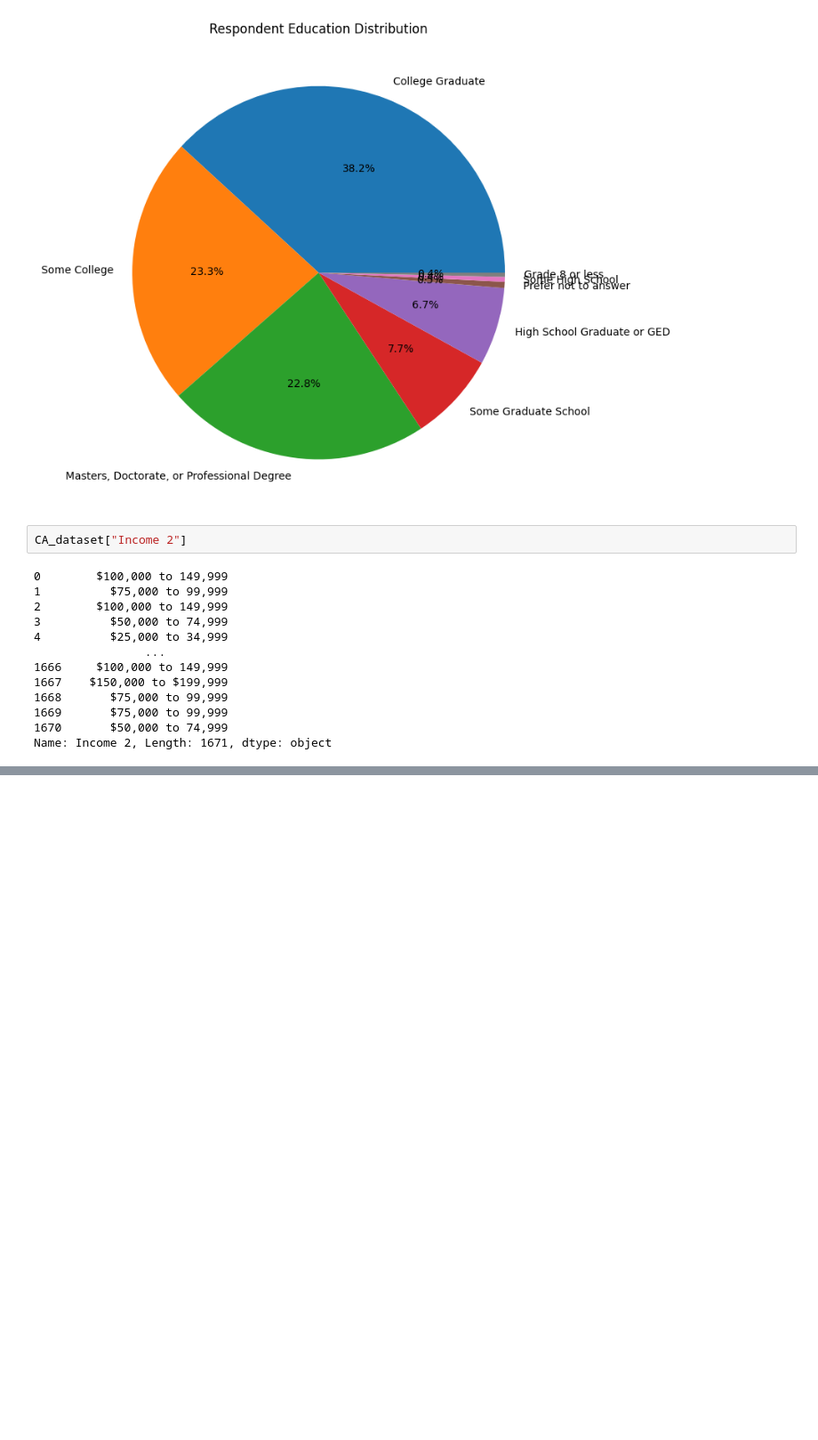
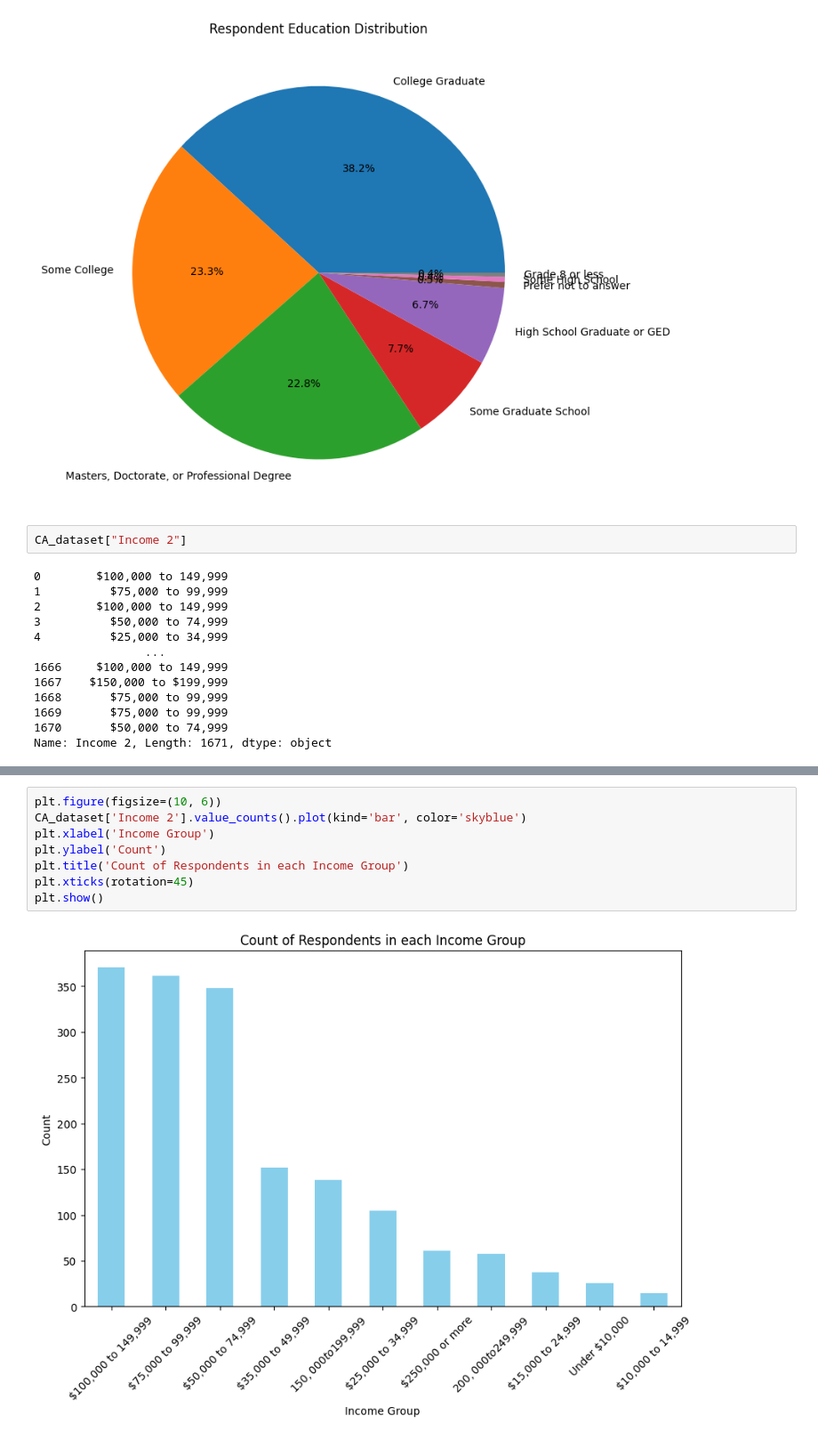
Before and after one commit to kkrusere/EV_Market-Analysis-and-Consumer-Behavior, a Jupyter notebook: data_collection_&_EDA.ipynb, the cells around one changed output, grey strips where cells are left out. Shown at 89% size. Drawn from its saved outputs; the diff is of its cells as text; blank space fills up the shorter version.

```diff
--- a/data_collection_&_EDA.ipynb
+++ b/data_collection_&_EDA.ipynb
@@ -185,0 +236,10 @@ Name: Income 2, Length: 1671, dtype: object
+# %%
+plt.figure(figsize=(10, 6))
+CA_dataset['Income 2'].value_counts().plot(kind='bar', color='skyblue')
+plt.xlabel('Income Group')
+plt.ylabel('Count')
+plt.title('Count of Respondents in each Income Group')
+plt.xticks(rotation=45)
+plt.show()
+# %% [output]
+[figure, added]
```
Also changed, not shown: parts of 6 cells of this notebook.
